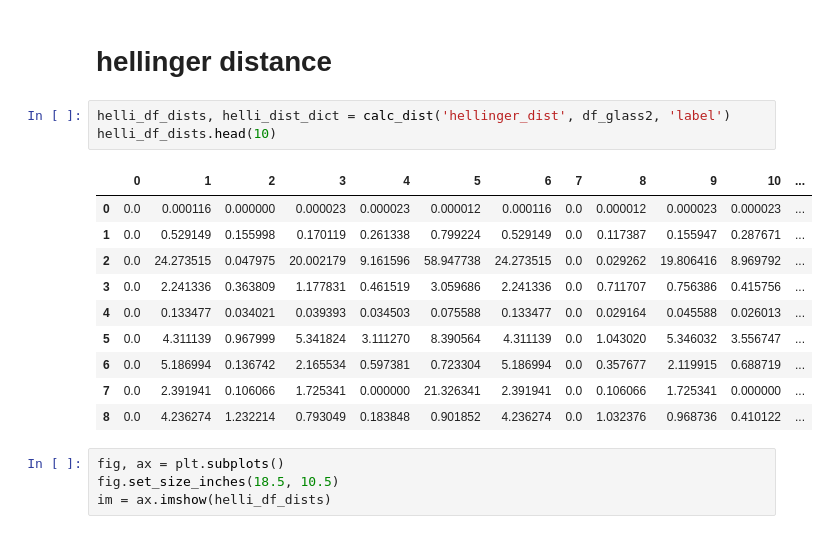
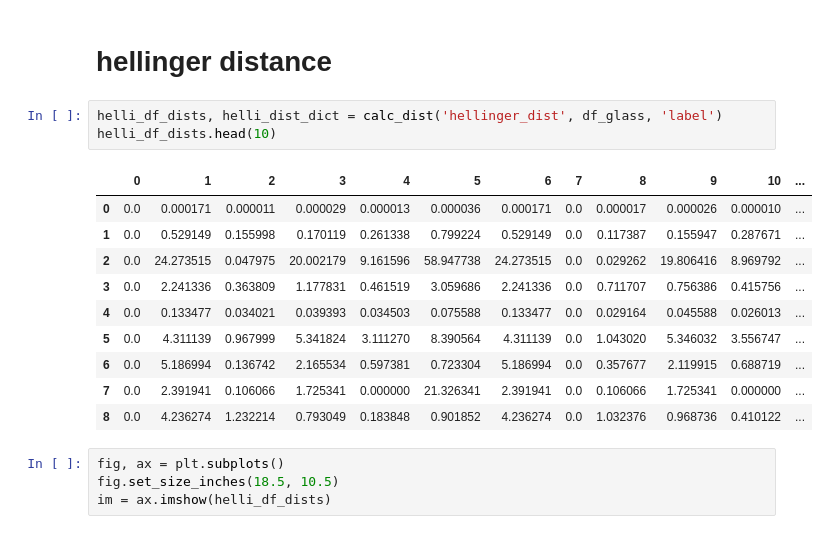
Before and after one commit to Omer-Hedvat/Thesis-TauTransformer, a Jupyter notebook: Omer's notebook.ipynb, the cells around one changed output. Drawn from its saved outputs; the diff is of its cells as text.

```diff
--- a/Omer's notebook.ipynb
+++ b/Omer's notebook.ipynb
@@ -155,11 +155,11 @@ im = ax.imshow(wasser_df_dists)
 # %% [markdown]
 # hellinger distance
 # %%
-helli_df_dists, helli_dist_dict = calc_dist('hellinger_dist', df_glass2, 'label')
+helli_df_dists, helli_dist_dict = calc_dist('hellinger_dist', df_glass, 'label')
 helli_df_dists.head(10)
 # %% [output]
 |  | 0 | 1 | 2 | 3 | 4 | 5 | 6 | 7 | 8 | 9 | 10 | ... |
-| 0 | 0.0 | 0.000116 | 0.000000 | 0.000023 | 0.000023 | 0.000012 | 0.000116 | 0.0 | 0.000012 | 0.000023 | 0.000023 | ... |
+| 0 | 0.0 | 0.000171 | 0.000011 | 0.000029 | 0.000013 | 0.000036 | 0.000171 | 0.0 | 0.000017 | 0.000026 | 0.000010 | ... |
 | 1 | 0.0 | 0.529149 | 0.155998 | 0.170119 | 0.261338 | 0.799224 | 0.529149 | 0.0 | 0.117387 | 0.155947 | 0.287671 | ... |
 | 2 | 0.0 | 24.273515 | 0.047975 | 20.002179 | 9.161596 | 58.947738 | 24.273515 | 0.0 | 0.029262 | 19.806416 | 8.969792 | ... |
 | 3 | 0.0 | 2.241336 | 0.363809 | 1.177831 | 0.461519 | 3.059686 | 2.241336 | 0.0 | 0.711707 | 0.756386 | 0.415756 | ... |
```
Also changed, not shown: parts of 13 cells of this notebook, 1 other file.
